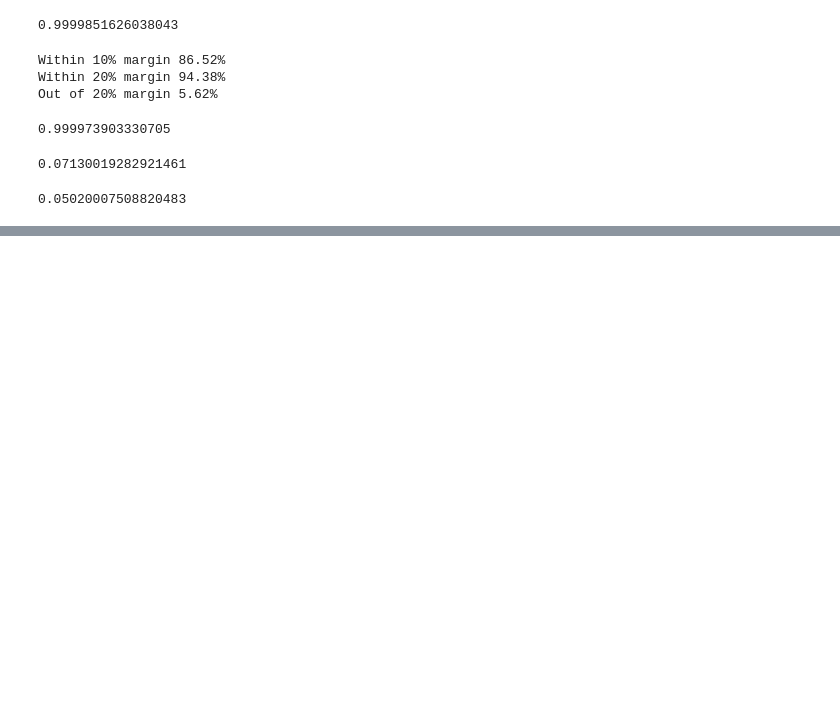
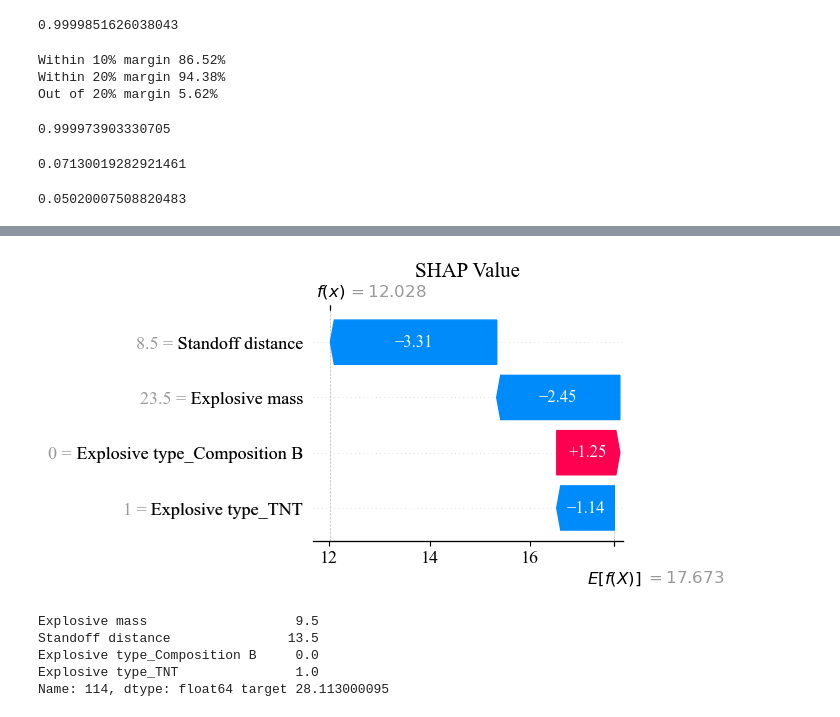
Before and after one commit to ChamodiWidanage/ANN_1D_2, a Jupyter notebook: Arrival_Time/Arival_ANN_model_1_nodrop_noscale.ipynb, the cells around one changed output, grey strips where cells are left out. Cells and saved outputs as stored; diff of their text form; code cells hidden in the pictures; blank space fills up the shorter version.

```diff
--- a/Arrival_Time/Arival_ANN_model_1_nodrop_noscale.ipynb
+++ b/Arrival_Time/Arival_ANN_model_1_nodrop_noscale.ipynb
@@ -445,3 +445,5 @@ mean_absolute_error(y_test, y_pred)
 0.05020007508820483
 # %%
 ann.save('Arrival_ANN_1_nodrop_noscale.h5')
+# %%
+ann = load_model('Arrival_ANN_1_nodrop_noscale.h5')
@@ -447,0 +539,5 @@ ann.save('Arrival_ANN_1_nodrop_noscale.h5')
+# %%
+#Waterfall Plot (for an instance)
+explainer2 = shap.Explainer(ann.predict, X_test)
+#X_test.columns=features
+shap_values2 = explainer2(X_test)
@@ -447,0 +585,22 @@ ann.save('Arrival_ANN_1_nodrop_noscale.h5')
+# %%
+shap.waterfall_plot(shap_values2[75], show=False)
+#fig2, ax2 = plt.subplots()
+plt.gcf()
+plt.gcf().set_size_inches(4,3)
+plt.rcParams['font.weight'] = 'normal'
+plt.xlabel('SHAP Value', fontsize = 15)
+
+#ax2.set_xlabel('SHAP Value', fontsize = 25)
+#ax2.xaxis.set_label_coords(0.5, 0.1)
+plt.savefig('SHAP2.png', dpi = 600, bbox_inches = 'tight')
+plt.show()
+# %% [output]
+[figure, added]
+# %%
+print (X_test.iloc[72], "target",y_test.iloc[72])
+# %% [output]
+Explosive mass                   9.5
+Standoff distance               13.5
+Explosive type_Composition B     0.0
+Explosive type_TNT               1.0
+Name: 114, dtype: float64 target 28.113000095
```
Also changed, not shown: parts of 11 cells of this notebook, 37 other files.
